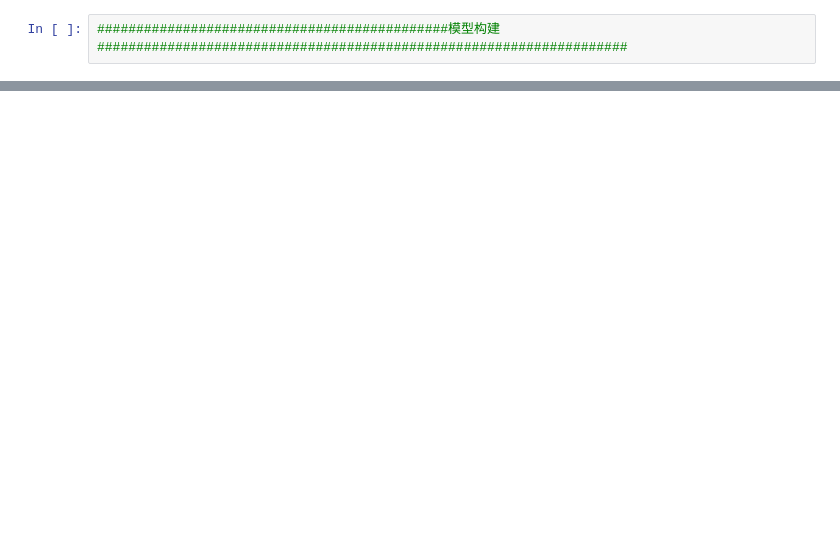
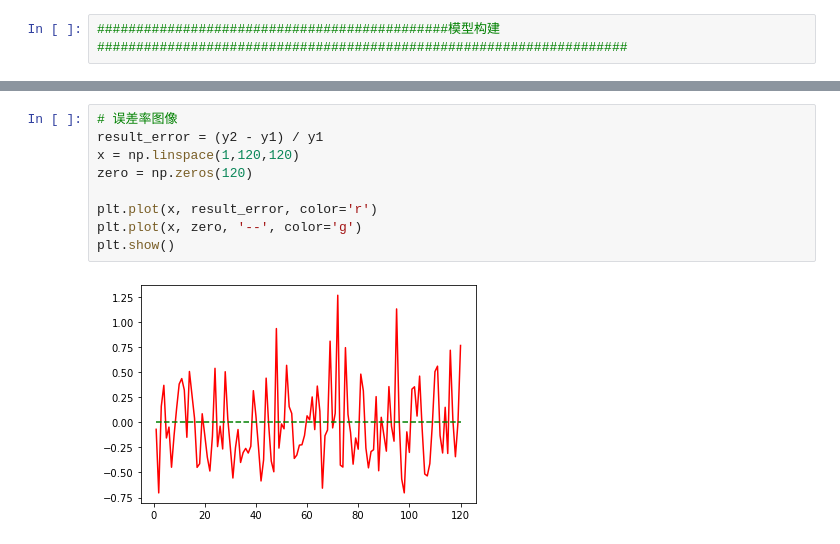
Before and after one commit to unknowzsj/Machine-Learning, a Jupyter notebook: final_cnn/final.ipynb, the cells around one changed output, grey strips where cells are left out. Cells and saved outputs as stored; diff of their text form; blank space fills up the shorter version.

```diff
--- a/final_cnn/final.ipynb
+++ b/final_cnn/final.ipynb
@@ -264,0 +239,11 @@ print(result)
+# %%
+# 误差率图像
+result_error = (y2 - y1) / y1
+x = np.linspace(1,120,120)
+zero = np.zeros(120)
+
+plt.plot(x, result_error, color='r')
+plt.plot(x, zero, '--', color='g')
+plt.show()
+# %% [output]
+[figure, added]
```
Also changed, not shown: parts of 19 cells of this notebook, 1 other file.
